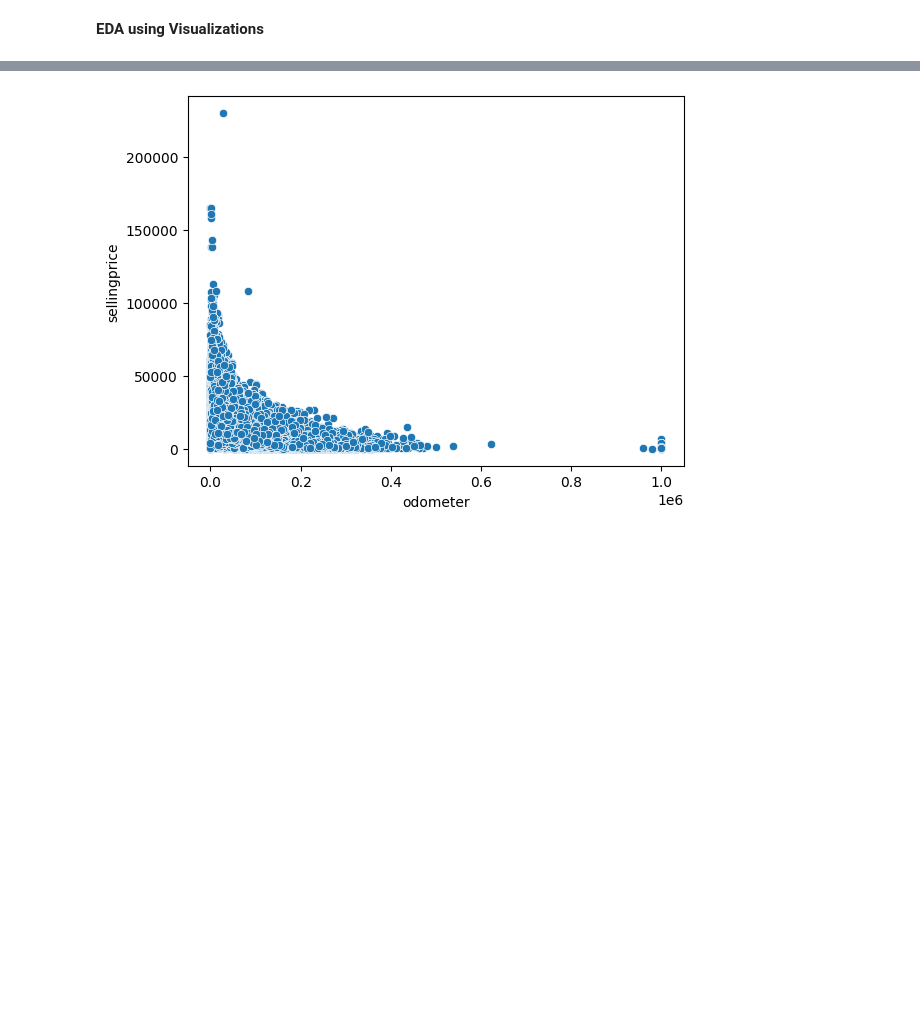
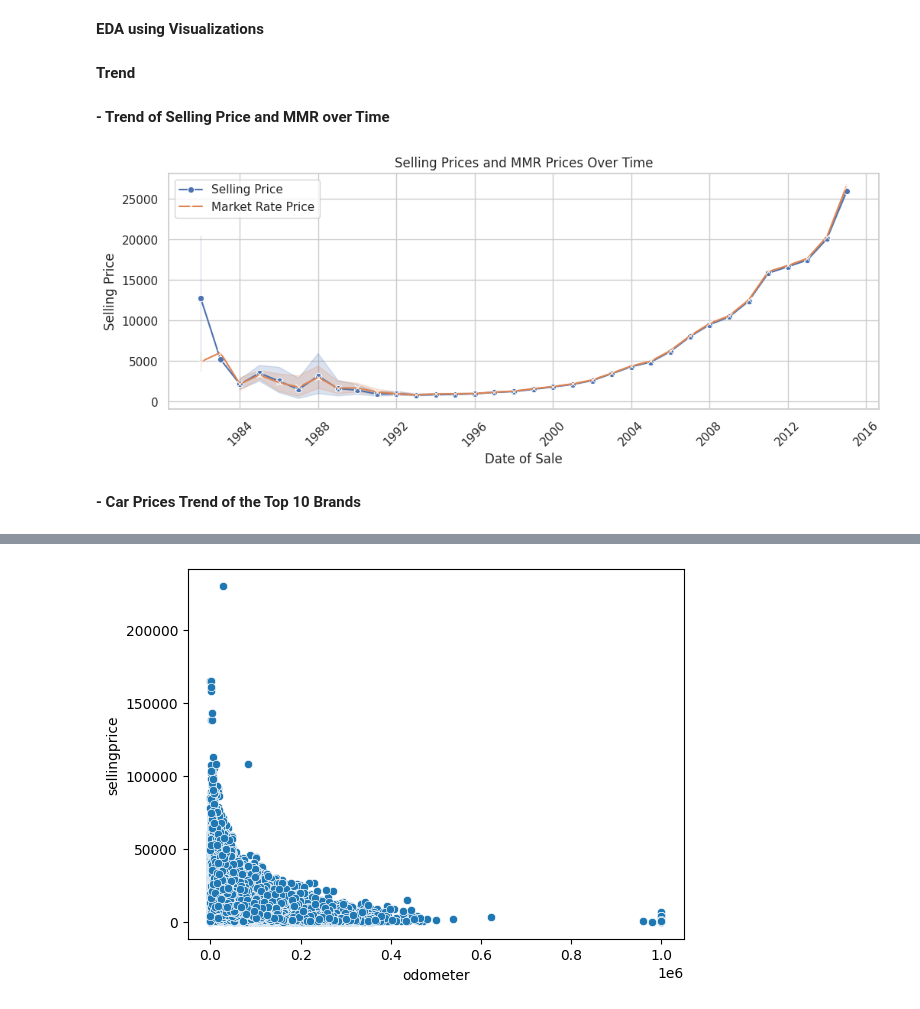
Before and after one commit to Ds2023/Pandas_Numpy_Prac, a Jupyter notebook: code_along_visualizations.ipynb, the cells around one changed output, grey strips where cells are left out. Saved outputs shown, nothing was run; the diff lists cells and outputs as text; code cells hidden in the pictures; blank space fills up the shorter version.

```diff
--- a/code_along_visualizations.ipynb
+++ b/code_along_visualizations.ipynb
@@ -125,0 +128,18 @@ dtype: int64
+# %% [markdown]
+**Trend**
+# %% [markdown]
+**- Trend of Selling Price and MMR over Time**
+# %%
+sns.set(style='whitegrid')
+plt.figure(figsize=(12,4))
+sns.lineplot(x='year', y='sellingprice', data=data, marker='o',label='Selling Price')
+sns.lineplot(x='year', y='mmr', data=data, marker='x',label='Market Rate Price')
+plt.title('Selling Prices and MMR Prices Over Time')
+plt.xlabel('Date of Sale')
+plt.ylabel('Selling Price')
+plt.xticks(rotation=45)
+plt.show()
+# %% [output]
+[figure, added]
+# %% [markdown]
+**- Car Prices Trend of the Top 10 Brands**
```
Also changed, not shown: parts of 39 cells of this notebook.
